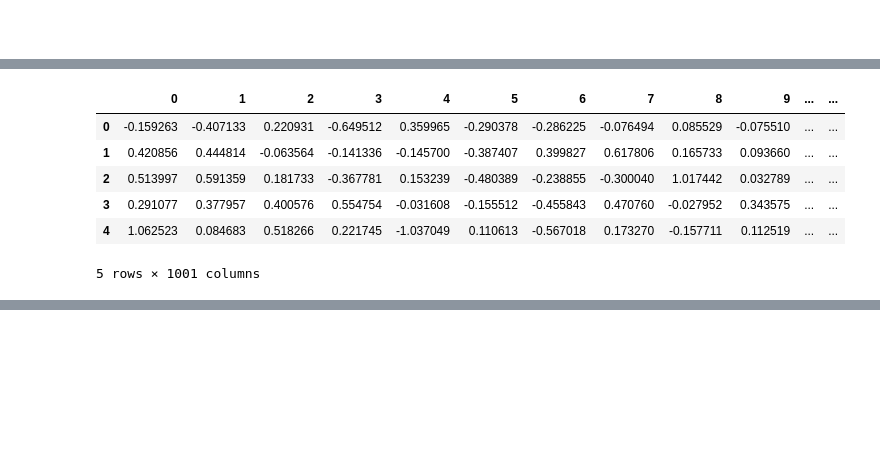
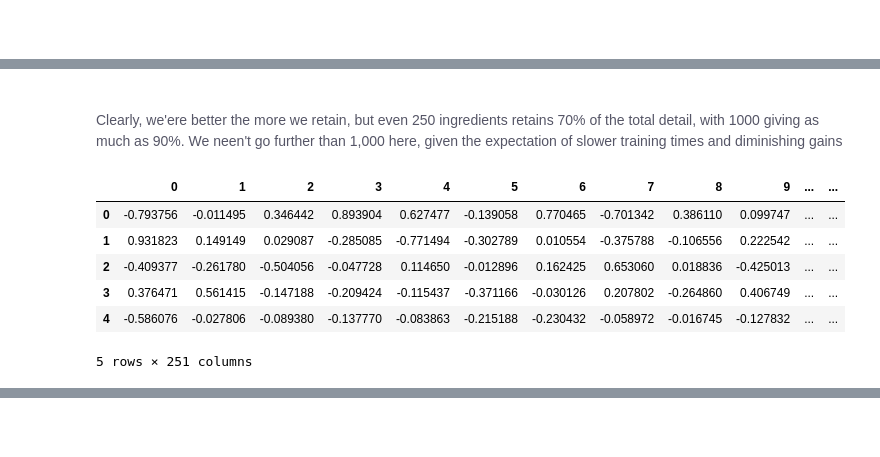
Before and after one commit to harveyhwm/kaggle-whats-cooking, a Jupyter notebook: kaggle-whats-cooking.ipynb, the cells around one changed output, grey strips where cells are left out. Drawn from its saved outputs; the diff is of its cells as text; code cells hidden in the pictures; blank space fills up the shorter version.

```diff
--- a/kaggle-whats-cooking.ipynb
+++ b/kaggle-whats-cooking.ipynb
@@ -145,5 +792,5 @@ food_counts
 # %%
-for i,j in enumerate(food_counts['food'][:len(food_counts)//4]):
+for i,j in enumerate(food_counts['food'][:len(food_counts)]):
     if i%200 == 0: print(i)
     train_df[j] = train_df['ingredients'].apply(lambda x: 1 if j in x else 0)
     test_df[j] = test_df['ingredients'].apply(lambda x: 1 if j in x else 0)
@@ -220,13 +819,22 @@ y_train = y_train.transform(train_df['cuisine'])
+# %% [markdown]
+#####
+<p style="font-weight: 500; color: #556;">Clearly, we'ere better the more we retain, but even 250 ingredients retains 70% of the total detail, with 1000 giving as much as 90%.  We neen't go further than 1,000 here, given the expectation of slower training times and diminishing gains</p>
+# %%
+pca = PCA(n_components=250).fit(train_df.iloc[:,3:])
+# %%
+x_train = pca.transform(train_df.iloc[:,3:])
+y_train_ordinal = LabelEncoder().fit(train_df['cuisine']).transform(train_df['cuisine'])
+y_train_one_hot = OneHotEncoder().fit(np.array(train_df['cuisine']).reshape(-1, 1)).transform(np.array(train_df['cuisine']).reshape(-1, 1)).toarray()
 # %%
-data = pd.concat([pd.DataFrame(x_train),pd.DataFrame(y_train)],axis=1)
+data_ordinal = pd.concat([pd.DataFrame(x_train),pd.DataFrame(y_train_ordinal)],axis=1)
 # %%
-data.columns = list(data.columns)[:-1]+['y']
-data.head()
+data_ordinal.columns = list(data_ordinal.columns)[:-1]+['y']
+data_ordinal.head()
 # %% [output]
 |  | 0 | 1 | 2 | 3 | 4 | 5 | 6 | 7 | 8 | 9 | ... | ... |
-| 0 | -0.159263 | -0.407133 | 0.220931 | -0.649512 | 0.359965 | -0.290378 | -0.286225 | -0.076494 | 0.085529 | -0.075510 | ... | ... |
-| 1 | 0.420856 | 0.444814 | -0.063564 | -0.141336 | -0.145700 | -0.387407 | 0.399827 | 0.617806 | 0.165733 | 0.093660 | ... | ... |
-| 2 | 0.513997 | 0.591359 | 0.181733 | -0.367781 | 0.153239 | -0.480389 | -0.238855 | -0.300040 | 1.017442 | 0.032789 | ... | ... |
-| 3 | 0.291077 | 0.377957 | 0.400576 | 0.554754 | -0.031608 | -0.155512 | -0.455843 | 0.470760 | -0.027952 | 0.343575 | ... | ... |
-| 4 | 1.062523 | 0.084683 | 0.518266 | 0.221745 | -1.037049 | 0.110613 | -0.567018 | 0.173270 | -0.157711 | 0.112519 | ... | ... |
+| 0 | -0.793756 | -0.011495 | 0.346442 | 0.893904 | 0.627477 | -0.139058 | 0.770465 | -0.701342 | 0.386110 | 0.099747 | ... | ... |
+| 1 | 0.931823 | 0.149149 | 0.029087 | -0.285085 | -0.771494 | -0.302789 | 0.010554 | -0.375788 | -0.106556 | 0.222542 | ... | ... |
+| 2 | -0.409377 | -0.261780 | -0.504056 | -0.047728 | 0.114650 | -0.012896 | 0.162425 | 0.653060 | 0.018836 | -0.425013 | ... | ... |
+| 3 | 0.376471 | 0.561415 | -0.147188 | -0.209424 | -0.115437 | -0.371166 | -0.030126 | 0.207802 | -0.264860 | 0.406749 | ... | ... |
+| 4 | -0.586076 | -0.027806 | -0.089380 | -0.137770 | -0.083863 | -0.215188 | -0.230432 | -0.058972 | -0.016745 | -0.127832 | ... | ... |
-5 rows × 1001 columns
+5 rows × 251 columns
```
Also changed, not shown: parts of 78 cells of this notebook, 2 other files.
